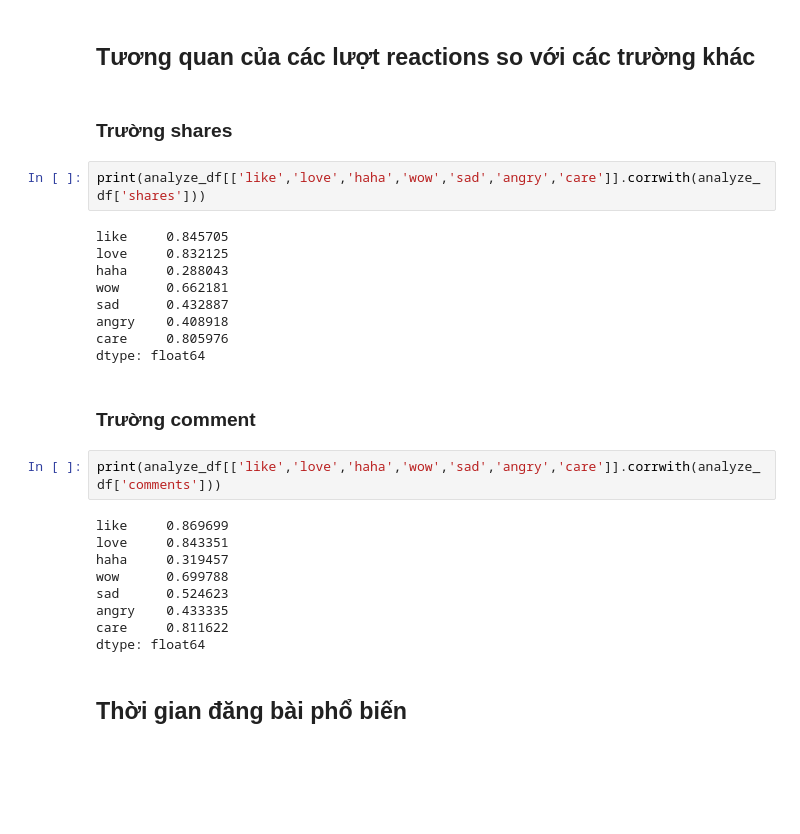
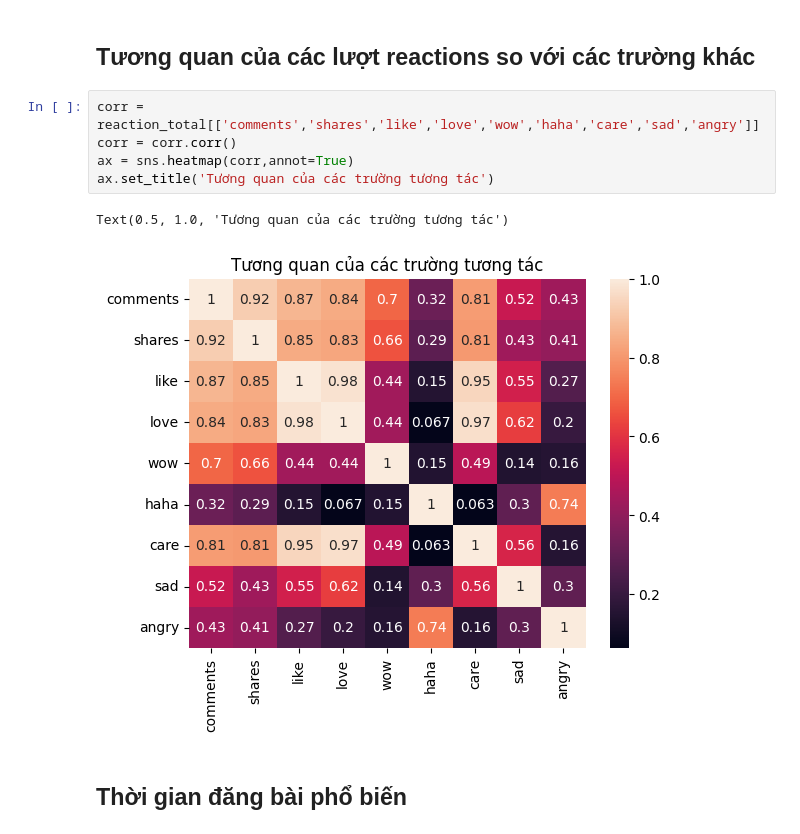
Before and after one commit to gmoew/final-python, a Jupyter notebook: Analyzing Data.ipynb, the cells around one changed output. Cells and saved outputs as stored; diff of their text form; blank space fills up the shorter version.

```diff
--- a/Analyzing Data.ipynb
+++ b/Analyzing Data.ipynb
@@ -77,32 +146,14 @@ top10_posts
 | 20 | You can now redeem your My Ninten... | 182 | 1930 |
 # %% [markdown]
 ## Tương quan của các lượt reactions so với các trường khác
-# %% [markdown]
-### Trường shares
-# %%
-print(analyze_df[['like','love','haha','wow','sad','angry','care']].corrwith(analyze_df['shares']))
-# %% [output]
-like     0.845705
-love     0.832125
-haha     0.288043
-wow      0.662181
-sad      0.432887
-angry    0.408918
-care     0.805976
-dtype: float64
-# %% [markdown]
-### Trường comment
-# %%
-print(analyze_df[['like','love','haha','wow','sad','angry','care']].corrwith(analyze_df['comments']))
-# %% [output]
-like     0.869699
-love     0.843351
-haha     0.319457
-wow      0.699788
-sad      0.524623
-angry    0.433335
-care     0.811622
-dtype: float64
+# %%
+corr = reaction_total[['comments','shares','like','love','wow','haha','care','sad','angry']]
+corr = corr.corr()
+ax = sns.heatmap(corr,annot=True)
+ax.set_title('Tương quan của các trường tương tác')
+# %% [output]
+Text(0.5, 1.0, 'Tương quan của các trường tương tác')
+[figure, added]
 # %% [markdown]
 ## Thời gian đăng bài phổ biến
 # %%
```
Also changed, not shown: parts of 7 cells of this notebook.
